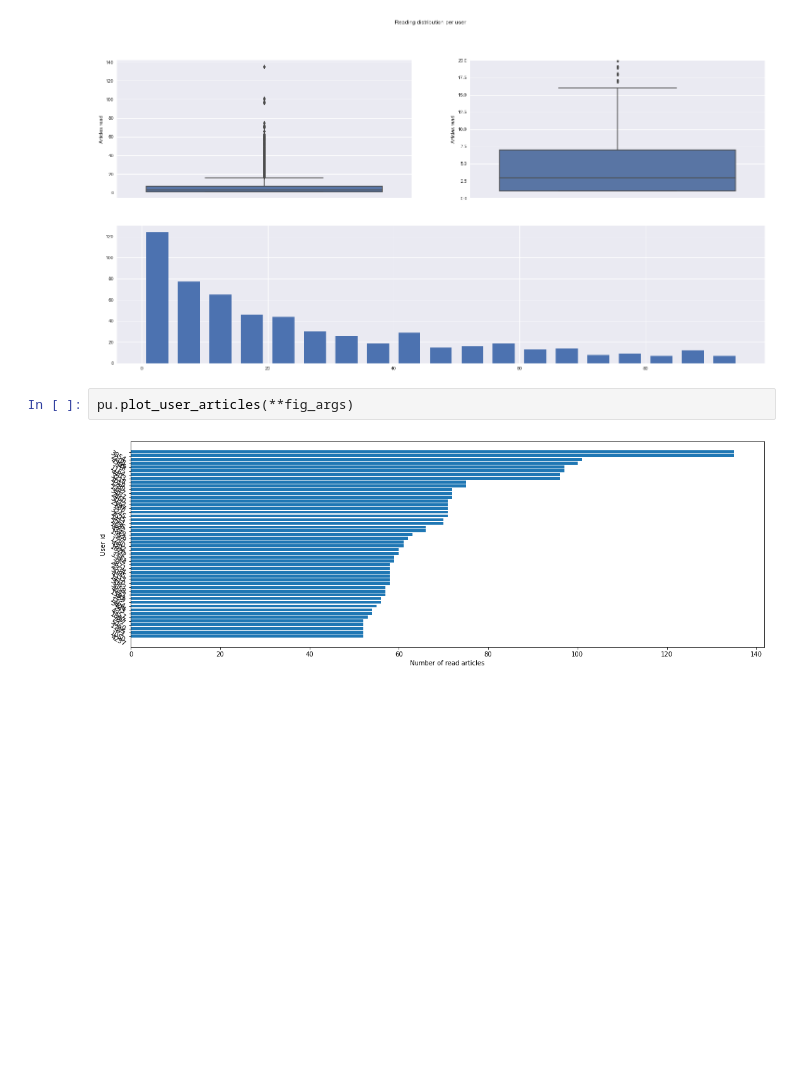
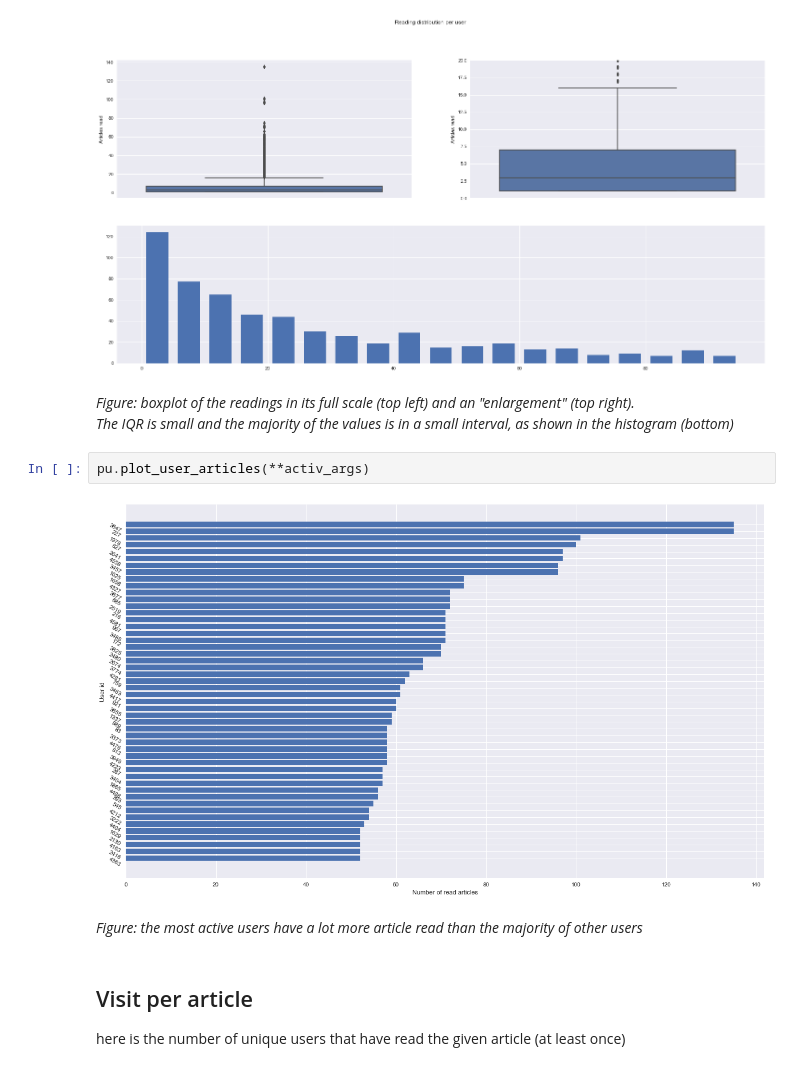
Before and after one commit to smedagli/recommendations_with_IBM, a Jupyter notebook: main.ipynb, the cells around one changed output. Cells and saved outputs as stored; diff of their text form; blank space fills up the shorter version.

Commit message:
docs: add statistics about the visit per each article id

```diff
--- a/main.ipynb
+++ b/main.ipynb
@@ -163,7 +170,16 @@ plt.subplot(212)
 pu.plot_article_readings_histogram()
 # %% [output]
 [figure]
+# %% [markdown]
+_Figure: boxplot of the readings in its full scale (top left) and an "enlargement" (top right).
+<br>
+The IQR is small and the majority of the values is in a small interval, as shown in the histogram (bottom)_
 # %%
-pu.plot_user_articles(**fig_args)
+pu.plot_user_articles(**activ_args)
 # %% [output]
-[figure, old version]
+[figure, new version]
+# %% [markdown]
+_Figure: the most active users have a lot more article read than the majority of other users_
+# %% [markdown]
+## Visit per article
+here is the number of unique users that have read the given article (at least once)
```
Also changed, not shown: parts of 9 cells of this notebook.
